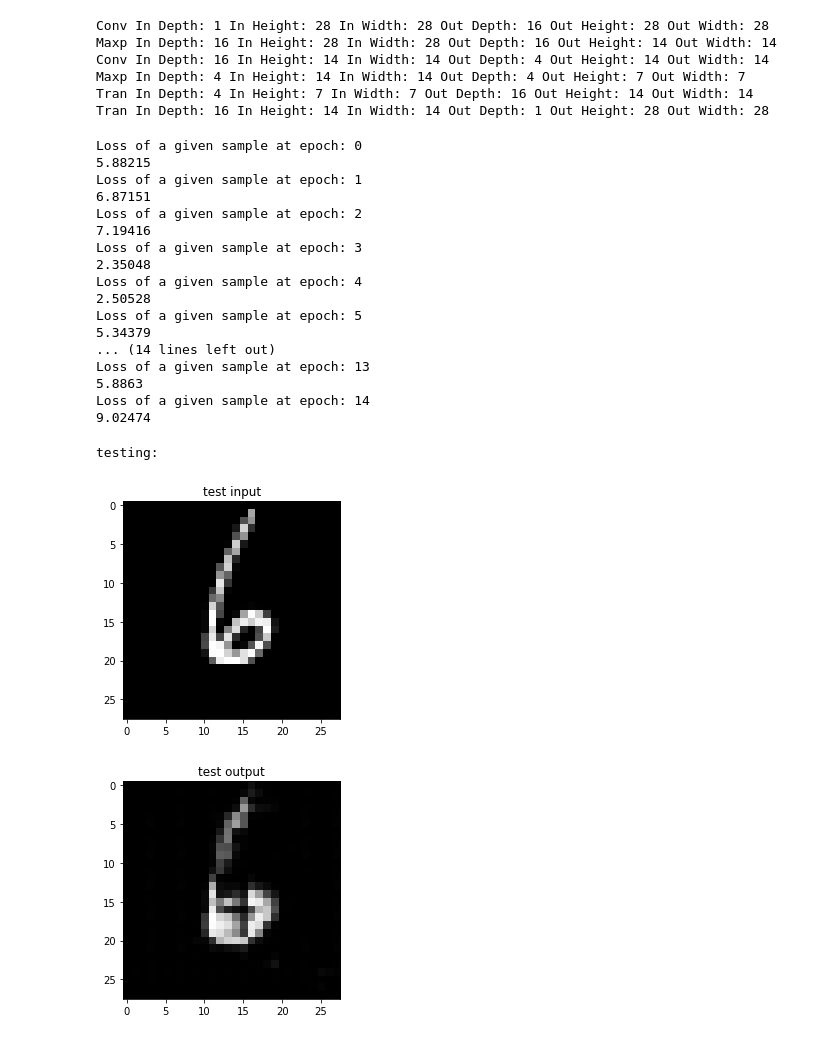
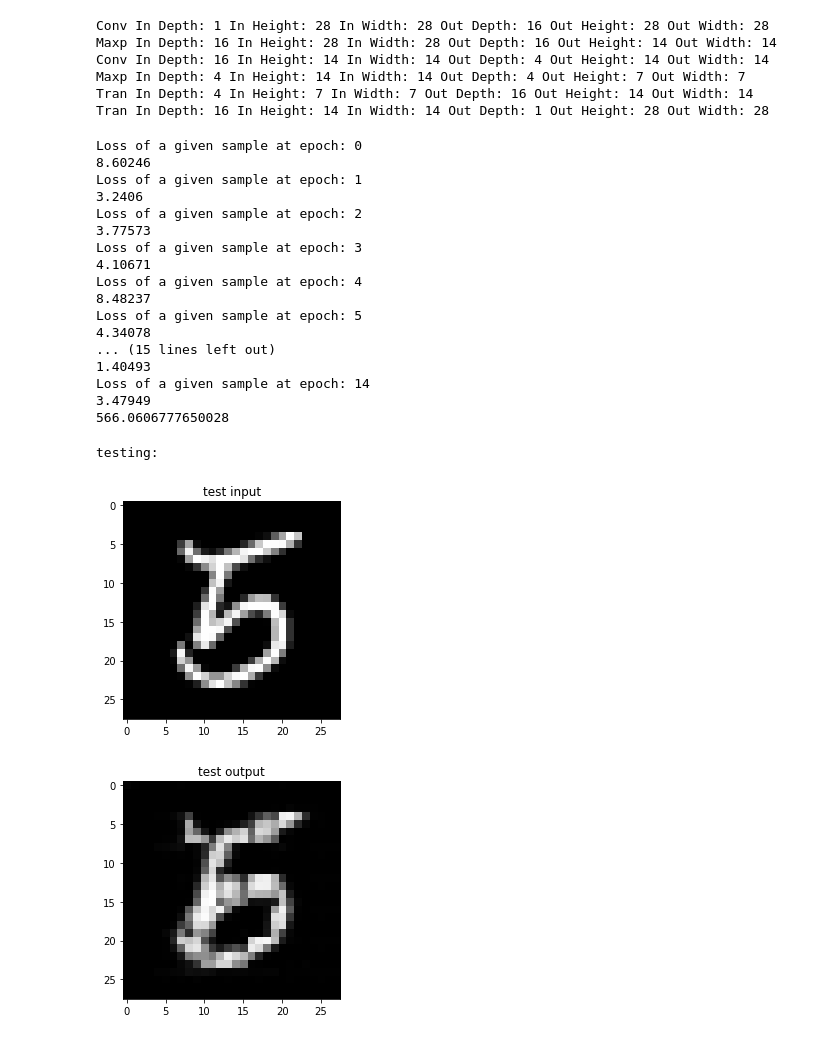
Before and after one commit to fontcala/libdl, a Jupyter notebook: python/AutoEncoder_MNIST_Test_HighCompression.ipynb, the cells around one changed output. Drawn from its saved outputs; the diff is of its cells as text; code cells hidden in the pictures.

```diff
--- a/python/AutoEncoder_MNIST_Test_HighCompression.ipynb
+++ b/python/AutoEncoder_MNIST_Test_HighCompression.ipynb
@@ -62,38 +66,41 @@ Tran In Depth: 4 In Height: 7 In Width: 7 Out Depth: 16 Out Height: 14 Out Width
 Tran In Depth: 16 In Height: 14 In Width: 14 Out Depth: 1 Out Height: 28 Out Width: 28
 # %%
 # train and test (prints some result and returns test results)
+tic = timeit.default_timer();
 deepAE.Train(trXSub,trXSub,0.0005,15)
+toc = timeit.default_timer();
+print(toc-tic)
 # %% [output]
 Loss of a given sample at epoch: 0
-5.88215
+8.60246
 Loss of a given sample at epoch: 1
-6.87151
+3.2406
 Loss of a given sample at epoch: 2
-7.19416
+3.77573
 Loss of a given sample at epoch: 3
-2.35048
+4.10671
 Loss of a given sample at epoch: 4
-2.50528
+8.48237
 Loss of a given sample at epoch: 5
-5.34379
-... (14 lines left out)
-Loss of a given sample at epoch: 13
-5.8863
+4.34078
+... (15 lines left out)
+1.40493
 Loss of a given sample at epoch: 14
-9.02474
+3.47949
+566.0606777650028
 # %%
-sampleNum = 1
+sampleNum = 4
 deepAEOut = deepAE.Test(teX[:,sampleNum])
 plt.title("test input")
 plt.imshow(np.reshape(teX[:,sampleNum],(28,28)), interpolation='nearest', cmap='gray')
 plt.show()
 plt.title("test output")
 plt.imshow(np.reshape(deepAEOut,(28,28)), interpolation='nearest', cmap='gray')
 plt.show()
 # %% [output]
 testing:
-[figure, old version]
+[figure, new version]
-[figure, old version]
+[figure, new version]
 # %%
 deepAEOut
 # %% [output]
```
Also changed, not shown: parts of 2 cells of this notebook, 11 other files.
